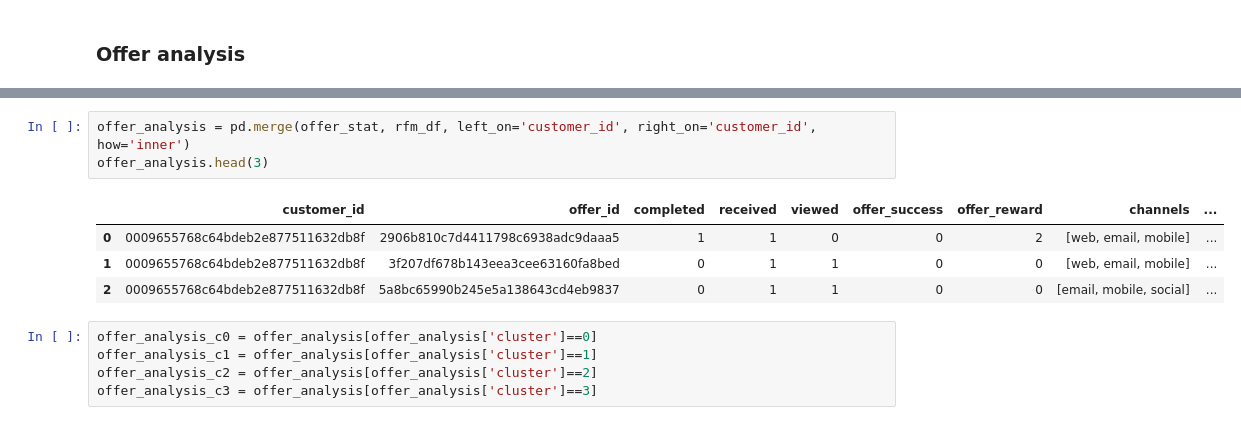
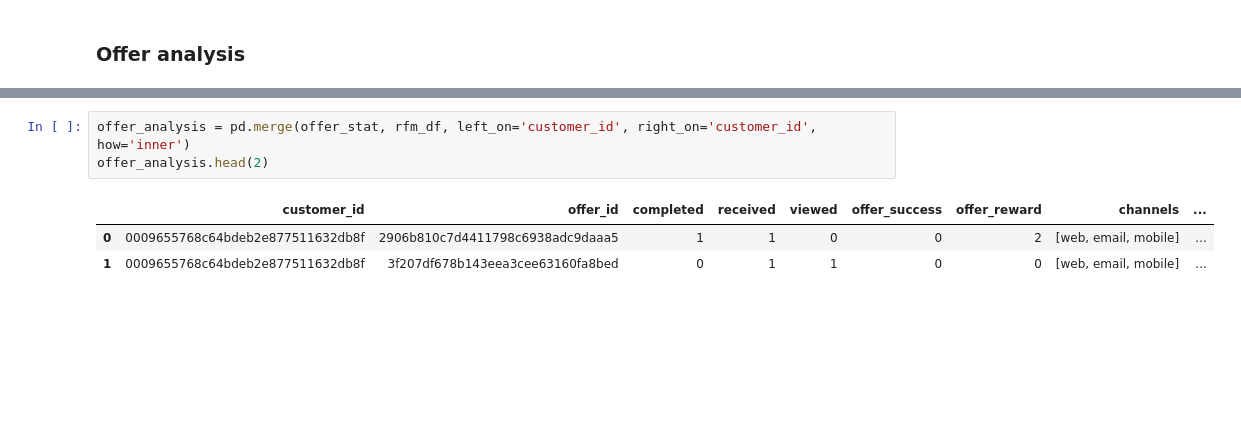
Before and after one commit to Arjunar92/Starbucks_Customer_Segmentation_Project, a Jupyter notebook: Starbucks_Capstone_Data_Exploration.ipynb, the cells around one changed output, grey strips where cells are left out. Saved outputs shown, nothing was run; the diff lists cells and outputs as text; blank space fills up the shorter version.

```diff
--- a/Starbucks_Capstone_Data_Exploration.ipynb
+++ b/Starbucks_Capstone_Data_Exploration.ipynb
@@ -852,13 +830,7 @@ offer_stat.head()
 # %%
 offer_analysis = pd.merge(offer_stat, rfm_df, left_on='customer_id', right_on='customer_id', how='inner')
-offer_analysis.head(3)
+offer_analysis.head(2)
 # %% [output]
 |  | customer_id | offer_id | completed | received | viewed | offer_success | offer_reward | channels | ... |
 | 0 | 0009655768c64bdeb2e877511632db8f | 2906b810c7d4411798c6938adc9daaa5 | 1 | 1 | 0 | 0 | 2 | [web, email, mobile] | ... |
 | 1 | 0009655768c64bdeb2e877511632db8f | 3f207df678b143eea3cee63160fa8bed | 0 | 1 | 1 | 0 | 0 | [web, email, mobile] | ... |
-| 2 | 0009655768c64bdeb2e877511632db8f | 5a8bc65990b245e5a138643cd4eb9837 | 0 | 1 | 1 | 0 | 0 | [email, mobile, social] | ... |
-# %%
-offer_analysis_c0 = offer_analysis[offer_analysis['cluster']==0]
-offer_analysis_c1 = offer_analysis[offer_analysis['cluster']==1]
-offer_analysis_c2 = offer_analysis[offer_analysis['cluster']==2]
-offer_analysis_c3 = offer_analysis[offer_analysis['cluster']==3]
```
Also changed, not shown: parts of 18 cells of this notebook.
